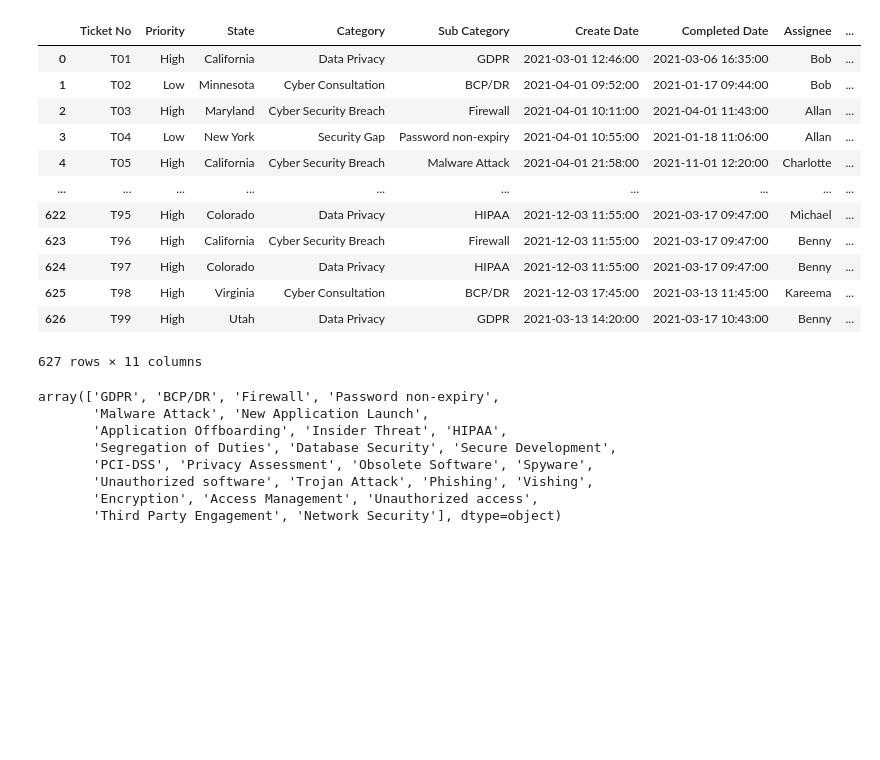
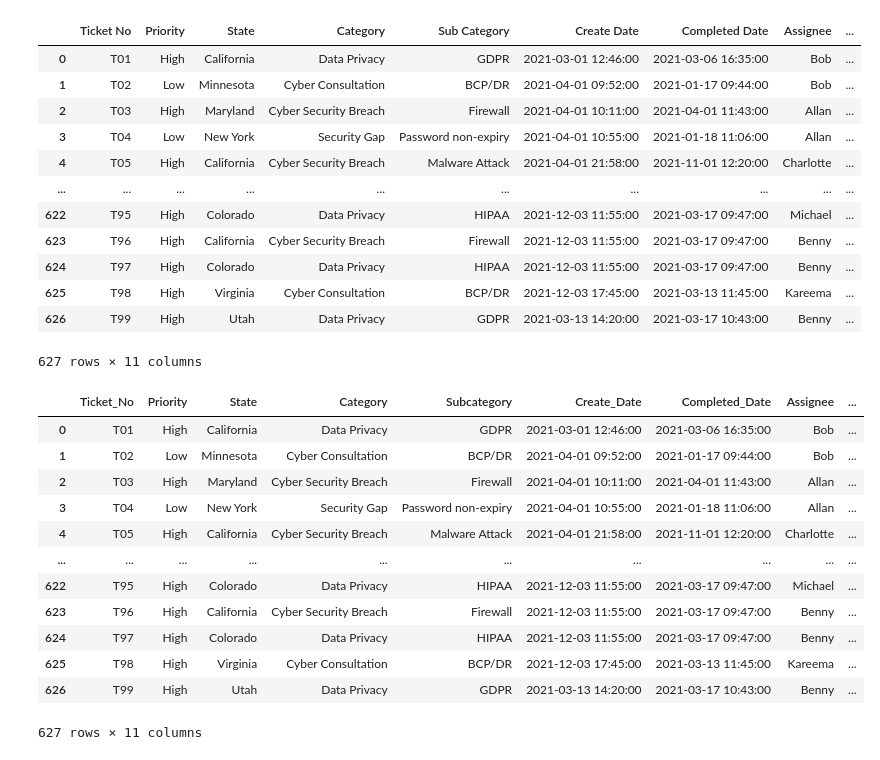
Before and after one commit to mshideler/CyberTickets, a Jupyter notebook: Data Cleaning/data_cleaning.ipynb, the cells around one changed output. Drawn from its saved outputs; the diff is of its cells as text; code cells hidden in the pictures; blank space fills up the shorter version.

```diff
--- a/Data Cleaning/data_cleaning.ipynb
+++ b/Data Cleaning/data_cleaning.ipynb
@@ -138,16 +138,22 @@ dtype: object
 | 625 | T98 | High | Virginia | Cyber Consultation | BCP/DR | 2021-12-03 17:45:00 | 2021-03-13 11:45:00 | Kareema | ... |
 | 626 | T99 | High | Utah | Data Privacy | GDPR | 2021-03-13 14:20:00 | 2021-03-17 10:43:00 | Benny | ... |
 627 rows × 11 columns
+# %%
+df.rename(columns = {'Ticket No':'Ticket_No', 'Sub Category':'Subcategory', 'Create Date':'Create_Date', 'Completed Date':'Completed_Date', 'Customer Rating':'Customer_Rating', 'Days Open':'Days_Open'}, inplace=True)
+df
+# %% [output]
+|  | Ticket_No | Priority | State | Category | Subcategory | Create_Date | Completed_Date | Assignee | ... |
+| 0 | T01 | High | California | Data Privacy | GDPR | 2021-03-01 12:46:00 | 2021-03-06 16:35:00 | Bob | ... |
+| 1 | T02 | Low | Minnesota | Cyber Consultation | BCP/DR | 2021-04-01 09:52:00 | 2021-01-17 09:44:00 | Bob | ... |
+| 2 | T03 | High | Maryland | Cyber Security Breach | Firewall | 2021-04-01 10:11:00 | 2021-04-01 11:43:00 | Allan | ... |
+| 3 | T04 | Low | New York | Security Gap | Password non-expiry | 2021-04-01 10:55:00 | 2021-01-18 11:06:00 | Allan | ... |
+| 4 | T05 | High | California | Cyber Security Breach | Malware Attack | 2021-04-01 21:58:00 | 2021-11-01 12:20:00 | Charlotte | ... |
+| ... | ... | ... | ... | ... | ... | ... | ... | ... | ... |
+| 622 | T95 | High | Colorado | Data Privacy | HIPAA | 2021-12-03 11:55:00 | 2021-03-17 09:47:00 | Michael | ... |
+| 623 | T96 | High | California | Cyber Security Breach | Firewall | 2021-12-03 11:55:00 | 2021-03-17 09:47:00 | Benny | ... |
+| 624 | T97 | High | Colorado | Data Privacy | HIPAA | 2021-12-03 11:55:00 | 2021-03-17 09:47:00 | Benny | ... |
+| 625 | T98 | High | Virginia | Cyber Consultation | BCP/DR | 2021-12-03 17:45:00 | 2021-03-13 11:45:00 | Kareema | ... |
+| 626 | T99 | High | Utah | Data Privacy | GDPR | 2021-03-13 14:20:00 | 2021-03-17 10:43:00 | Benny | ... |
+627 rows × 11 columns
 # %%
 df.to_csv('../Raw Data/CleanedTickets.csv', index=False)
-# %%
-df['Sub Category'].unique()
-# %% [output]
-array(['GDPR', 'BCP/DR', 'Firewall', 'Password non-expiry',
-       'Malware Attack', 'New Application Launch',
-       'Application Offboarding', 'Insider Threat', 'HIPAA',
-       'Segregation of Duties', 'Database Security', 'Secure Development',
-       'PCI-DSS', 'Privacy Assessment', 'Obsolete Software', 'Spyware',
-       'Unauthorized software', 'Trojan Attack', 'Phishing', 'Vishing',
-       'Encryption', 'Access Management', 'Unauthorized access',
-       'Third Party Engagement', 'Network Security'], dtype=object)
```
Also changed, not shown: 5 other files.
